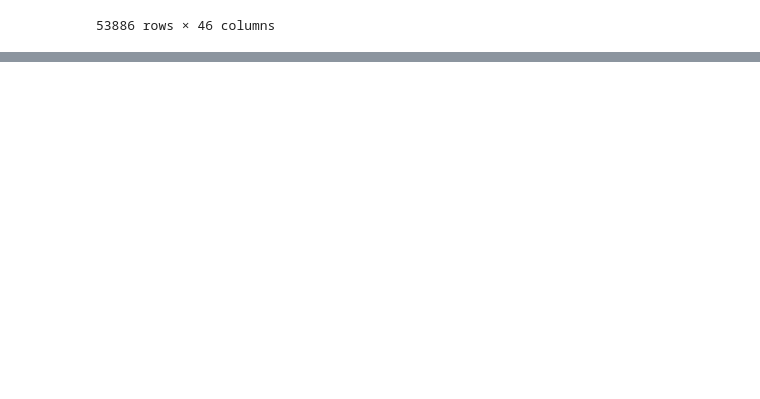
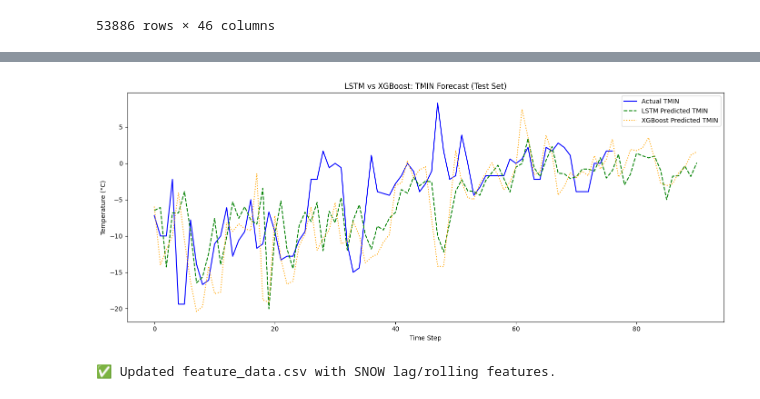
Before and after one commit to loki-k4/BlizzardX, a Jupyter notebook: Notebooks/model.ipynb, the cells around one changed output, grey strips where cells are left out. Drawn from its saved outputs; the diff is of its cells as text; code cells hidden in the pictures; blank space fills up the shorter version.

```diff
--- a/Notebooks/model.ipynb
+++ b/Notebooks/model.ipynb
@@ -372,0 +454,13 @@ print(forecasted_tmin.round(2))
+# %%
+# Get LSTM test predictions
+y_lstm_pred_scaled = best_model.predict(X_test_seq)
+y_lstm_pred = scaler_y.inverse_transform(y_lstm_pred_scaled)
+y_actual = scaler_y.inverse_transform(y_test_seq.reshape(-1, 1))  # actual TMIN
+
+# Get XGBoost test predictions
+y_xgb_pred = xgb.predict(X_test_scaled).reshape(-1, 1)
+
+# Align lengths (LSTM uses sequence trimming)
+start = len(y_xgb_pred) - len(y_lstm_pred)
+y_actual = y_actual[start:]
+y_xgb_pred = y_xgb_pred[start:]
@@ -372,0 +469,36 @@ print(forecasted_tmin.round(2))
+# %%
+plt.figure(figsize=(14, 6))
+plt.plot(y_actual, label='Actual TMIN', color='blue')
+plt.plot(y_lstm_pred, label='LSTM Predicted TMIN', color='green', linestyle='dashed')
+plt.plot(y_xgb_pred, label='XGBoost Predicted TMIN', color='orange', linestyle='dotted')
+plt.title('LSTM vs XGBoost: TMIN Forecast (Test Set)')
+plt.xlabel('Time Step')
+plt.ylabel('Temperature (°C)')
+plt.legend()
+plt.tight_layout()
+plt.show()
+# %% [output]
+[figure, added]
+# %%
+import pandas as pd
+
+# Load your current data
+df = pd.read_csv('/workspaces/BlizzardX/Data/feature_data.csv')
+
+# Ensure date format
+df['DATE'] = pd.to_datetime(df['DATE'])
+df = df.sort_values('DATE')
+
+# Add SNOW lag and rolling features
+df['SNOW_Lag1'] = df['SNOW'].shift(1)
+df['Rolling_Mean_SNOW_7'] = df['SNOW'].rolling(window=7).mean()
+
+# Drop any resulting NA values
+df.dropna(inplace=True)
+
+# Save the updated file
+df.to_csv('/workspaces/BlizzardX/Data/feature_data.csv', index=False)
+
+print("✅ Updated feature_data.csv with SNOW lag/rolling features.")
+# %% [output]
+✅ Updated feature_data.csv with SNOW lag/rolling features.
```
Also changed, not shown: parts of 17 cells of this notebook, 53 other files.
